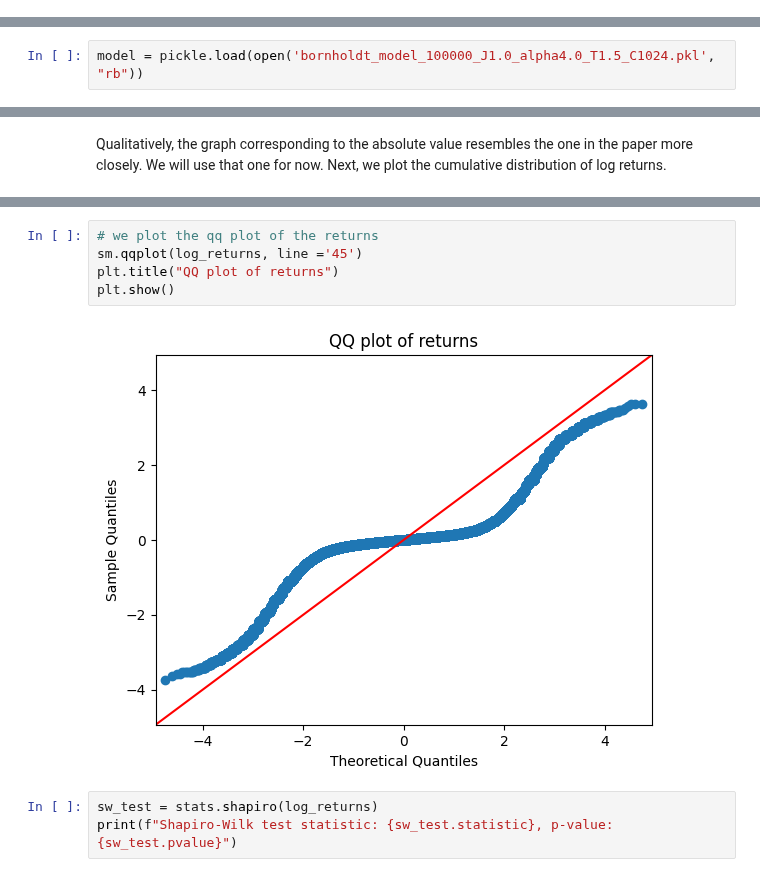
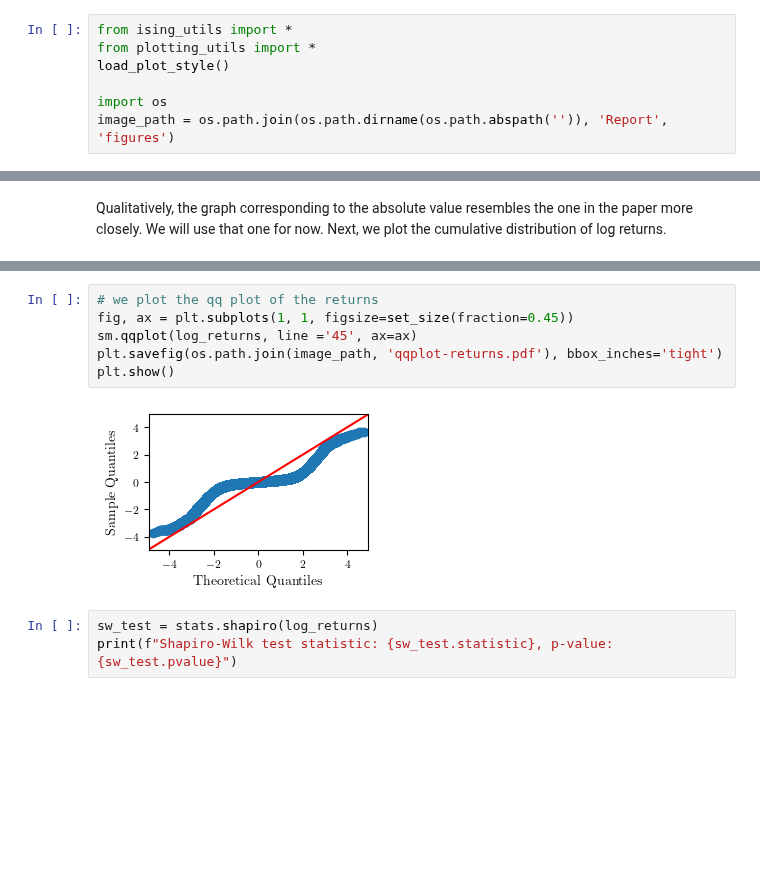
Before and after one commit to eghirardo/ising-markets, a Jupyter notebook: Code/Bornholdt.ipynb, the cells around one changed output, grey strips where cells are left out. Drawn from its saved outputs; the diff is of its cells as text; blank space fills up the shorter version.

```diff
--- a/Code/Bornholdt.ipynb
+++ b/Code/Bornholdt.ipynb
@@ -11,3 +9,10 @@ from ising_utils import *
+# %%
+from ising_utils import *
+from plotting_utils import *
+load_plot_style()
+
+import os
+image_path = os.path.join(os.path.dirname(os.path.abspath('')), 'Report', 'figures')
 # %%
 # parameters
 parameters = {'J': 1.0, 'alpha': 4.0}
@@ -109,5 +122,3 @@ The maximum number of C_i = 1 for the three cases are:
-# %%
-model = pickle.load(open('bornholdt_model_100000_J1.0_alpha4.0_T1.5_C1024.pkl', "rb"))
 # %%
 magnetization_series = [np.sum(spins) for spins in model.spin_series]
 # %%
@@ -178,10 +188,11 @@ plt.show()
 # %%
 # we plot the qq plot of the returns
-sm.qqplot(log_returns, line ='45')
-plt.title("QQ plot of returns")
+fig, ax = plt.subplots(1, 1, figsize=set_size(fraction=0.45))
+sm.qqplot(log_returns, line ='45', ax=ax)
+plt.savefig(os.path.join(image_path, 'qqplot-returns.pdf'), bbox_inches='tight')
 plt.show()
 # %% [output]
-[figure, old version]
+[figure, new version]
 # %%
 sw_test = stats.shapiro(log_returns)
 print(f"Shapiro-Wilk test statistic: {sw_test.statistic}, p-value: {sw_test.pvalue}")
```
Also changed, not shown: parts of 17 cells of this notebook, 27 other files.
